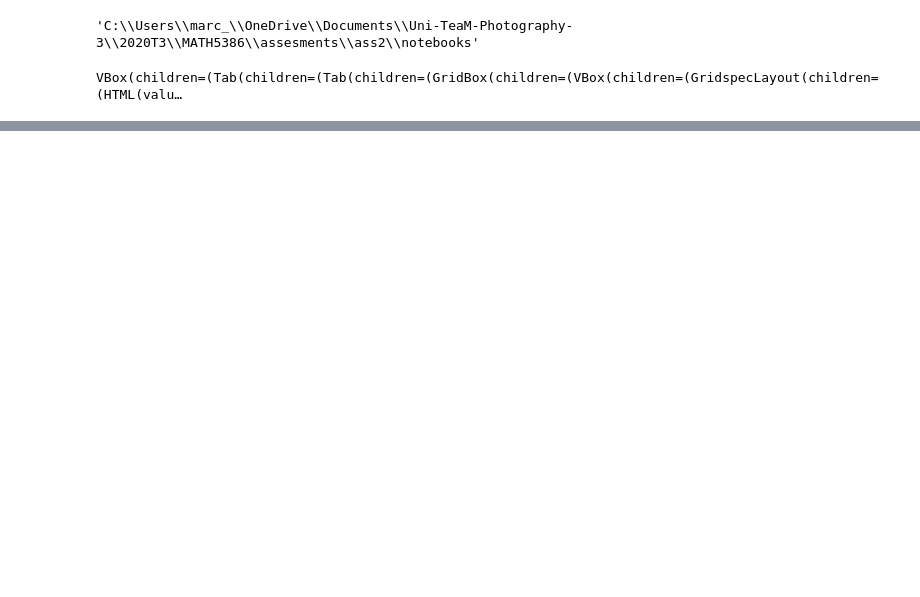
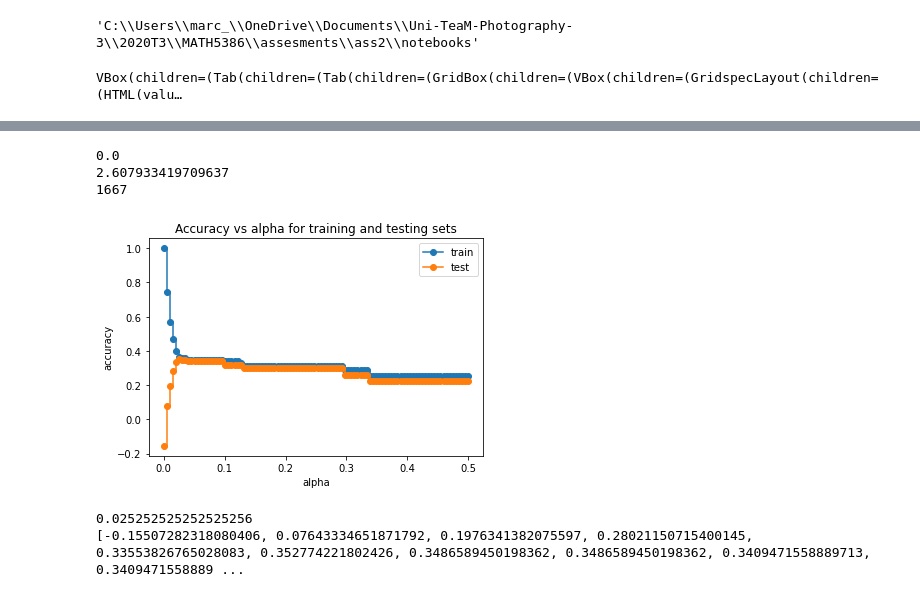
Before and after one commit to marcishak/math5386-ass3, a Jupyter notebook: notebooks/EDA_abalone.ipynb, the cells around one changed output, grey strips where cells are left out. Cells and saved outputs as stored; diff of their text form; code cells hidden in the pictures; blank space fills up the shorter version.

```diff
--- a/notebooks/EDA_abalone.ipynb
+++ b/notebooks/EDA_abalone.ipynb
@@ -24,12 +24,14 @@ df2 = df.drop(['0','8'], axis=1)
 df3 = MinMaxScaler().fit_transform(df2)
 pca = PCA()
 df3_pca = pca.fit_transform(df2)
-plt.plot(pca.explained_variance_ratio_)
+# plt.plot(pca.explained_variance_ratio_)
 print(pca.explained_variance_ratio_) # PCA covers 97.41% of variance across numeric features
 sex = pd.get_dummies(df.iloc[:,0], prefix = "Sex")
 print(sex)
 df4 = pd.concat([sex, pd.Series(df3_pca[:,0], name = 'pca')], axis = 1)
+# df4 = pd.concat([sex, df2], axis = 1)
 df4
+X_train, X_test, y_train, y_test = train_test_split(df4, df.iloc[:,8], test_size = 0.2)
 # %% [output]
 [9.74100729e-01 1.14183886e-02 8.37567021e-03 3.03865180e-03
  1.41047670e-03 1.22936128e-03 4.26722250e-04]
@@ -73,0 +88,44 @@ KeyboardInterrupt:
+# %%
+path = dt.cost_complexity_pruning_path(X_train, y_train)
+ccp_alphas, impurities = path.ccp_alphas, path.impurities
+print(min(ccp_alphas))
+print(max(ccp_alphas))
+print(len(ccp_alphas))
+# ccp_alphas = np.linspace(min(ccp_alphas), max(ccp_alphas), num = 100)
+ccp_alphas = np.linspace(min(ccp_alphas), 0.5, num = 100)
+# %% [output]
+0.0
+2.607933419709637
+1667
+# %%
+clfs = []
+for ccp_alpha in ccp_alphas:
+    clf = DecisionTreeRegressor(random_state=0, ccp_alpha=ccp_alpha)
+    clf.fit(X_train, y_train)
+    clfs.append(clf)
+# %%
+train_scores = [clf.score(X_train, y_train) for clf in clfs]
+test_scores = [clf.score(X_test, y_test) for clf in clfs]
+
+fig, ax = plt.subplots()
+ax.set_xlabel("alpha")
+ax.set_ylabel("accuracy")
+ax.set_title("Accuracy vs alpha for training and testing sets")
+ax.plot(ccp_alphas, train_scores, marker='o', label="train",
+        drawstyle="steps-post")
+ax.plot(ccp_alphas, test_scores, marker='o', label="test",
+        drawstyle="steps-post")
+ax.legend()
+plt.show()
+
+
+print(ccp_alphas[test_scores.index([x for x in test_scores if x == max(test_scores)])])
+print(test_scores)
+# plot_tree(clfs[1])
+# plt.show()
+# plt.savefig("test.png", dpi = 1000)
+# print(export_graphviz(clfs[1], filled=True, leaves_parallel=True))
+# %% [output]
+[figure, added]
+0.025252525252525256
+[-0.15507282318080406, 0.07643334651871792, 0.1976341382075597, 0.28021150715400145, 0.33553826765028083, 0.352774221802426, 0.3486589450198362, 0.3486589450198362, 0.3409471558889713, 0.3409471558889 ...
```
Also changed, not shown: parts of 5 cells of this notebook, 4 other files.
